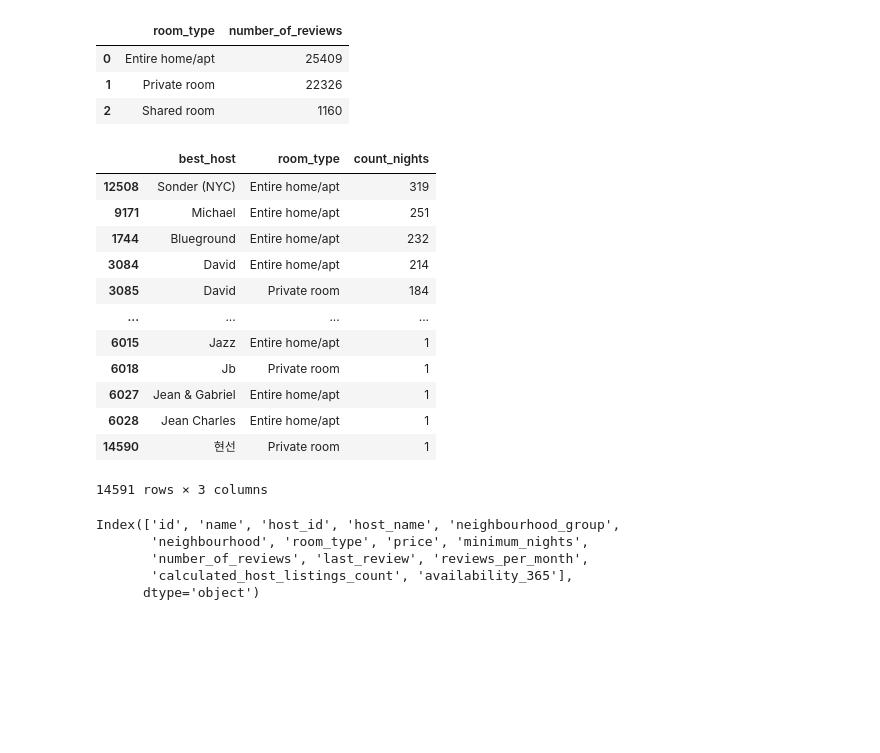
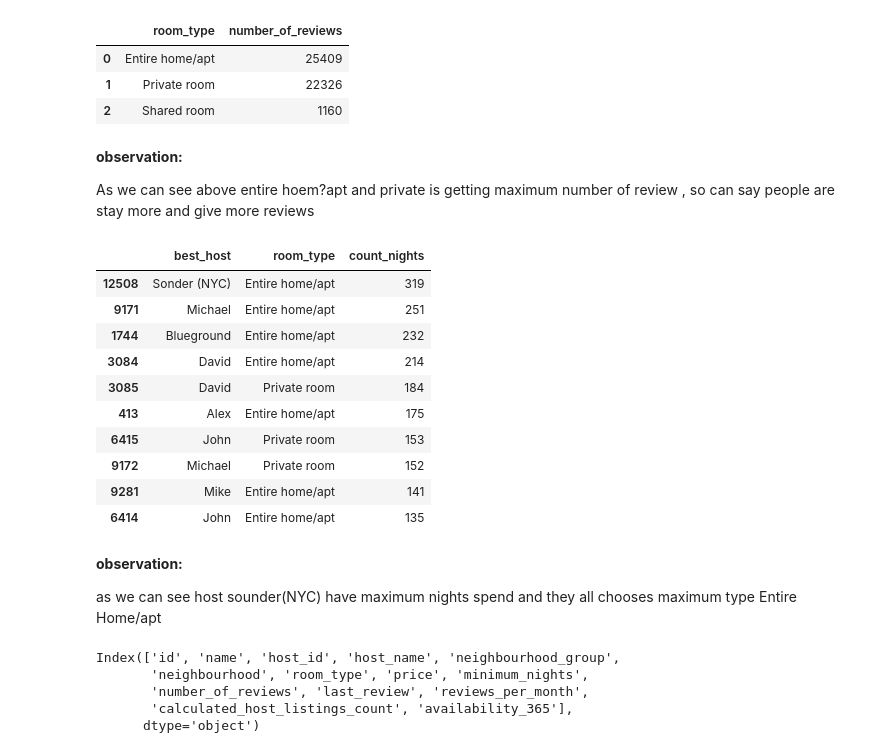
Before and after one commit to iamnaveenk/EDA_project_Airbnb, a Jupyter notebook: EDA_project_airbnb.ipynb, the cells around one changed output. Cells and saved outputs as stored; diff of their text form; code cells hidden in the pictures; blank space fills up the shorter version.

```diff
--- a/EDA_project_airbnb.ipynb
+++ b/EDA_project_airbnb.ipynb
@@ -742,24 +742,30 @@ best_room
 | 0 | Entire home/apt | 25409 |
 | 1 | Private room | 22326 |
 | 2 | Shared room | 1160 |
+# %% [markdown]
+**observation:**
+
+As we can see above entire hoem?apt and private is getting maximum number of review , so can say people are stay more and give more reviews
 # %%
 maximum_time_roombook= df.groupby(['host_name','room_type'])['minimum_nights'].count().reset_index()
 maximum_time_roombook= maximum_time_roombook.sort_values(by='minimum_nights', ascending=False).rename(columns={'host_name':'best_host','minimum_nights':'count_nights'})
-maximum_time_roombook
+maximum_time_roombook.head(10)
 # %% [output]
 |  | best_host | room_type | count_nights |
 | 12508 | Sonder (NYC) | Entire home/apt | 319 |
 | 9171 | Michael | Entire home/apt | 251 |
 | 1744 | Blueground | Entire home/apt | 232 |
 | 3084 | David | Entire home/apt | 214 |
 | 3085 | David | Private room | 184 |
-| ... | ... | ... | ... |
-| 6015 | Jazz | Entire home/apt | 1 |
-| 6018 | Jb | Private room | 1 |
-| 6027 | Jean & Gabriel | Entire home/apt | 1 |
-| 6028 | Jean Charles | Entire home/apt | 1 |
-| 14590 | 현선 | Private room | 1 |
+| 413 | Alex | Entire home/apt | 175 |
+| 6415 | John | Private room | 153 |
+| 9172 | Michael | Private room | 152 |
+| 9281 | Mike | Entire home/apt | 141 |
+| 6414 | John | Entire home/apt | 135 |
-14591 rows × 3 columns
+# %% [markdown]
+**observation:**
+
+as we can see host sounder(NYC) have maximum nights spend and they all chooses maximum type Entire Home/apt
 # %%
 df.columns
 # %% [output]
```
Also changed, not shown: parts of 14 cells of this notebook.
